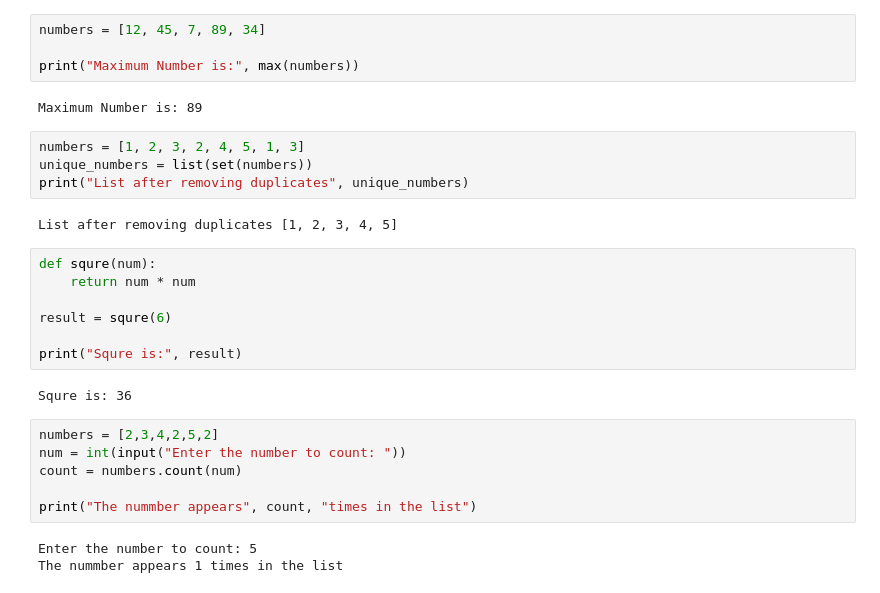
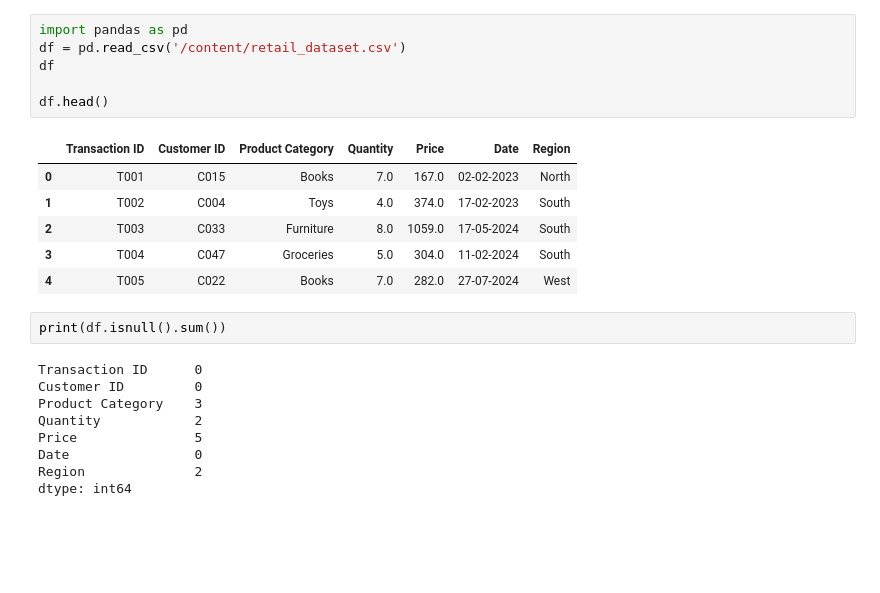
Before and after one commit to Ishan-max/Ishan-max, a Jupyter notebook: Python Basics.ipynb, the cells around one changed output. Cells and saved outputs as stored; diff of their text form; blank space fills up the shorter version.

```diff
--- a/Python Basics.ipynb
+++ b/Python Basics.ipynb
@@ -33,30 +3,24 @@ for i in range(1, 11):
-# %%
-numbers = [12, 45, 7, 89, 34]
-
-print("Maximum Number is:", max(numbers))
-# %% [output]
-Maximum Number is: 89
-# %%
-numbers = [1, 2, 3, 2, 4, 5, 1, 3]
-unique_numbers = list(set(numbers))
-print("List after removing duplicates", unique_numbers)
-# %% [output]
-List after removing duplicates [1, 2, 3, 4, 5]
-# %%
-def squre(num):
-    return num * num
-
-result = squre(6)
-
-print("Squre is:", result)
-# %% [output]
-Squre is: 36
-# %%
-numbers = [2,3,4,2,5,2]
-num = int(input("Enter the number to count: "))
-count = numbers.count(num)
-
-print("The nummber appears", count, "times in the list")
-# %% [output]
-Enter the number to count: 5
-The nummber appears 1 times in the list
+# %%
+import pandas as pd
+df = pd.read_csv('/content/retail_dataset.csv')
+df
+
+df.head()
+# %% [output]
+|  | Transaction ID | Customer ID | Product Category | Quantity | Price | Date | Region |
+| 0 | T001 | C015 | Books | 7.0 | 167.0 | 02-02-2023 | North |
+| 1 | T002 | C004 | Toys | 4.0 | 374.0 | 17-02-2023 | South |
+| 2 | T003 | C033 | Furniture | 8.0 | 1059.0 | 17-05-2024 | South |
+| 3 | T004 | C047 | Groceries | 5.0 | 304.0 | 11-02-2024 | South |
+| 4 | T005 | C022 | Books | 7.0 | 282.0 | 27-07-2024 | West |
+# %%
+print(df.isnull().sum())
+# %% [output]
+Transaction ID      0
+Customer ID         0
+Product Category    3
+Quantity            2
+Price               5
+Date                0
+Region              2
+dtype: int64
```
Also changed, not shown: parts of 12 cells of this notebook.
